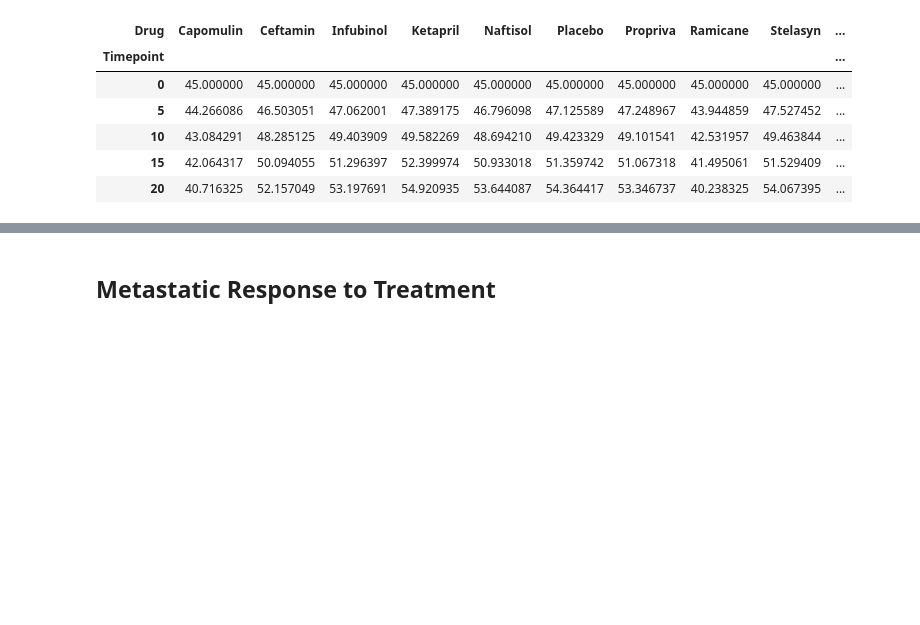
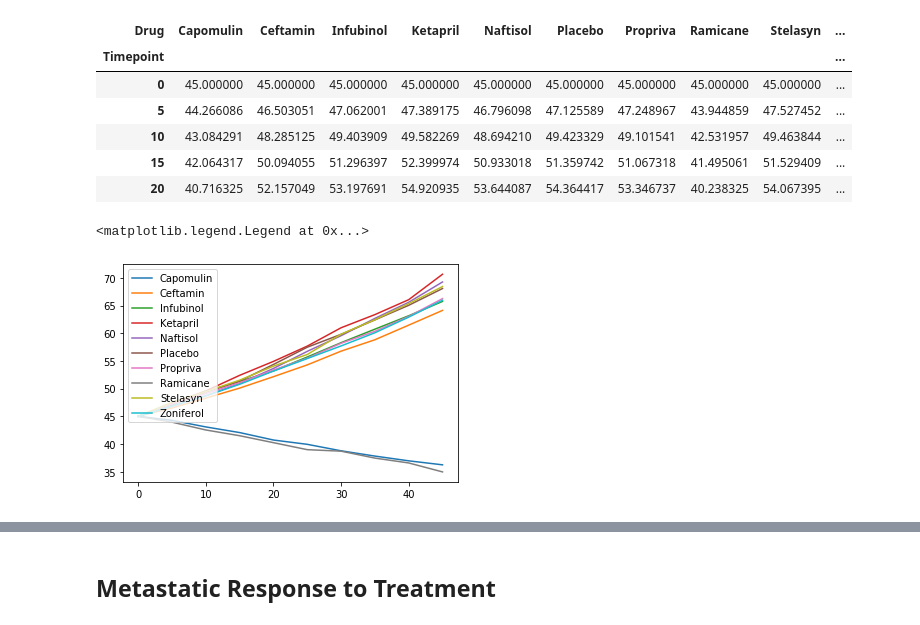
Before and after one commit to efrisch6/matplotlib-challenge, a Jupyter notebook: Pymaceuticals/pymaceuticals_starter.ipynb, the cells around one changed output, grey strips where cells are left out. Drawn from its saved outputs; the diff is of its cells as text; code cells hidden in the pictures; blank space fills up the shorter version.

```diff
--- a/Pymaceuticals/pymaceuticals_starter.ipynb
+++ b/Pymaceuticals/pymaceuticals_starter.ipynb
@@ -116,5 +117,15 @@ mean_tumor_pivot.head()
 | 10 | 43.084291 | 48.285125 | 49.403909 | 49.582269 | 48.694210 | 49.423329 | 49.101541 | 42.531957 | 49.463844 | ... |
 | 15 | 42.064317 | 50.094055 | 51.296397 | 52.399974 | 50.933018 | 51.359742 | 51.067318 | 41.495061 | 51.529409 | ... |
 | 20 | 40.716325 | 52.157049 | 53.197691 | 54.920935 | 53.644087 | 54.364417 | 53.346737 | 40.238325 | 54.067395 | ... |
+# %%
+#fig, ax = plt.subplot()
+# mean_tumor_pivot.plot(kind="scatter", x="Timepoint", y= "Tumor Volume (mm3)")
+# print(mean_tumor_pivot.columns)
+# print(mean_tumor_pivot.index)
+plt.plot(mean_tumor_pivot.index,mean_tumor_pivot["Tumor Volume (mm3)"])
+plt.legend(mean_tumor_pivot["Tumor Volume (mm3)"].columns,loc="upper left")
+# %% [output]
+<matplotlib.legend.Legend at 0x...>
+[figure, added]
 # %%
 # Generate the Plot (with Error Bars)
```
Also changed, not shown: parts of 2 cells of this notebook.
